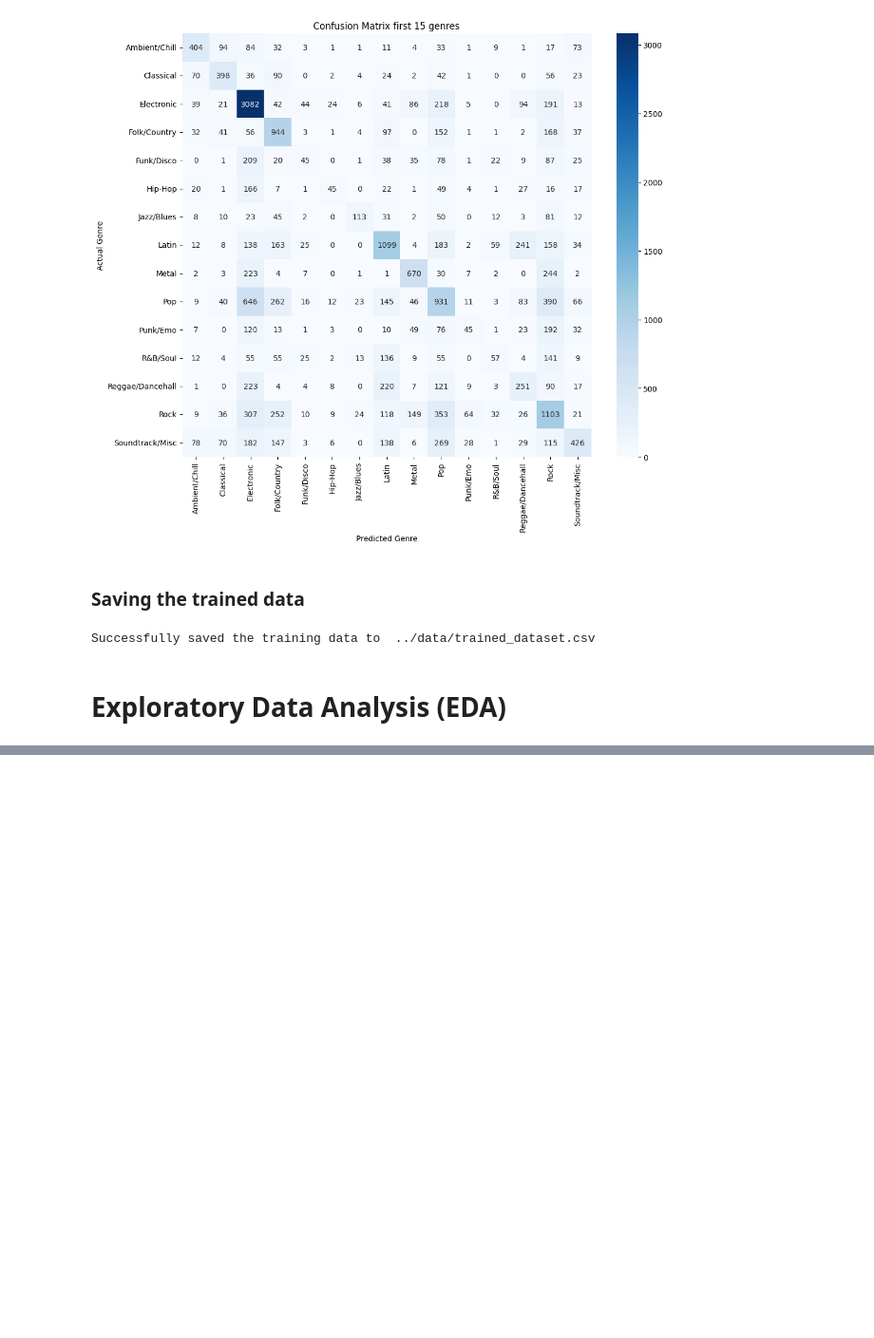
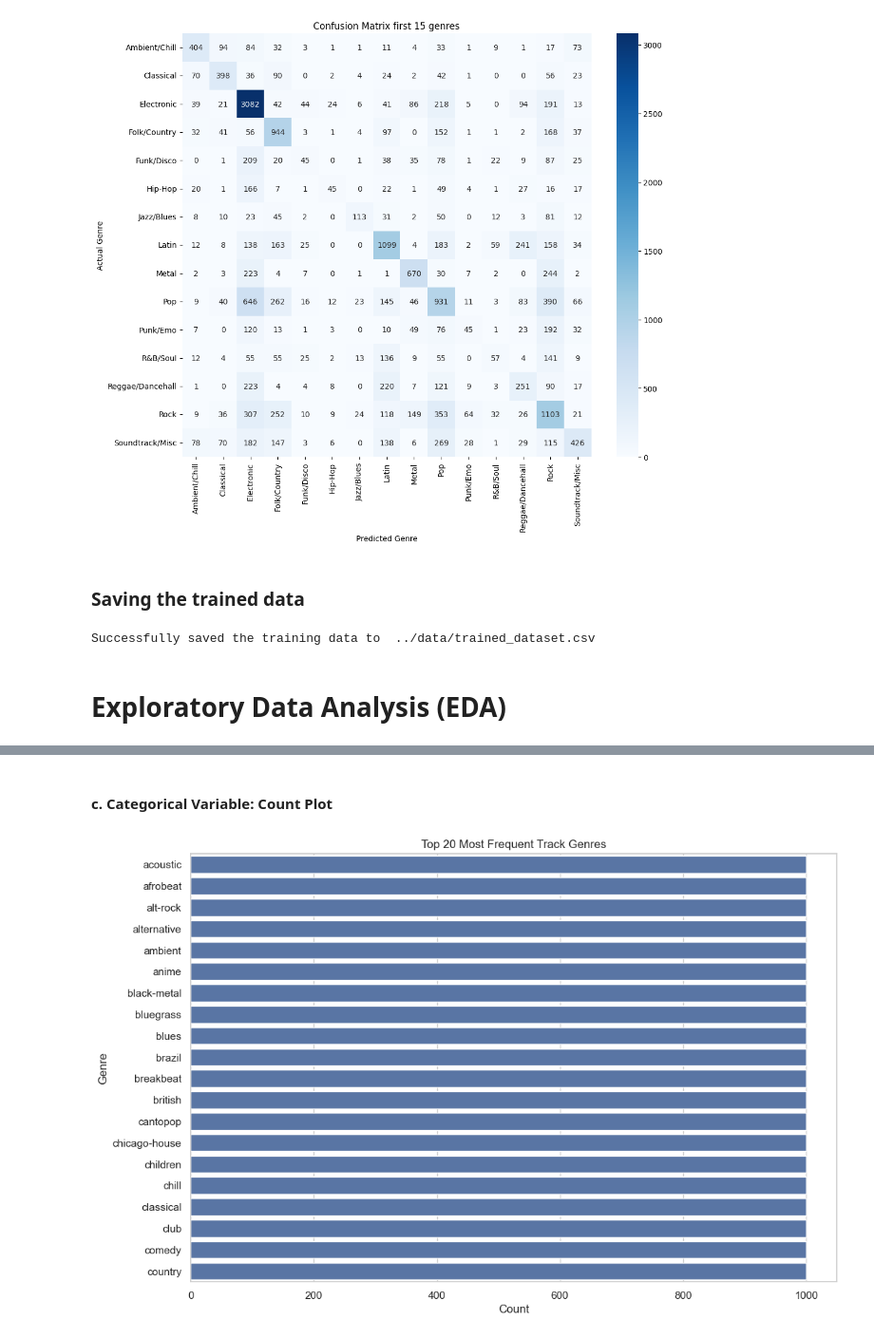
Before and after one commit to aarushchaudhary/musicgenreclassification, a Jupyter notebook: notebooks/analysis.ipynb, the cells around one changed output, grey strips where cells are left out. Shown: that part at 95% size. Drawn from its saved outputs; the diff is of its cells as text; code cells hidden in the pictures; blank space fills up the shorter version.

```diff
--- a/notebooks/analysis.ipynb
+++ b/notebooks/analysis.ipynb
@@ -210,0 +311,15 @@ Successfully saved the training data to  ../data/trained_dataset.csv
+# %% [markdown]
+#### c. Categorical Variable: Count Plot
+# %%
+# getting top 20 genres
+top_20_genres=trained_df['track_genre'].value_counts().nlargest(20).index
+trained_df_top_20=trained_df[trained_df['track_genre'].isin(top_20_genres)]
+plt.figure(figsize=(12,8))
+sns.countplot(y='track_genre',data=trained_df_top_20,order=top_20_genres)
+plt.title('Top 20 Most Frequent Track Genres')
+plt.xlabel('Count')
+plt.ylabel('Genre')
+plt.savefig('../visualizations/top_20_most_frequent_track_genres.png', bbox_inches='tight')
+plt.show()
+# %% [output]
+[figure, added]
```
Also changed, not shown: parts of 21 cells of this notebook, 6 other files.
